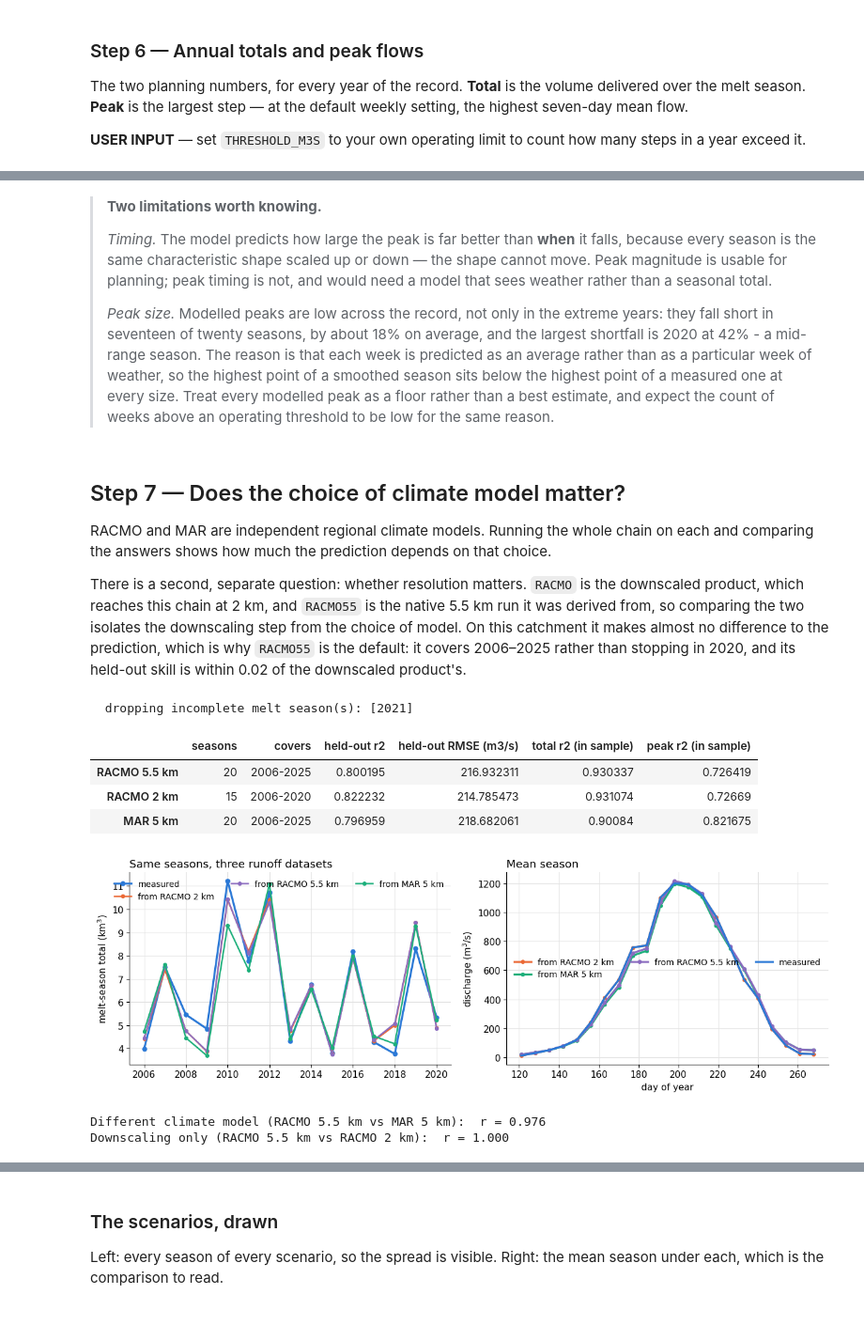
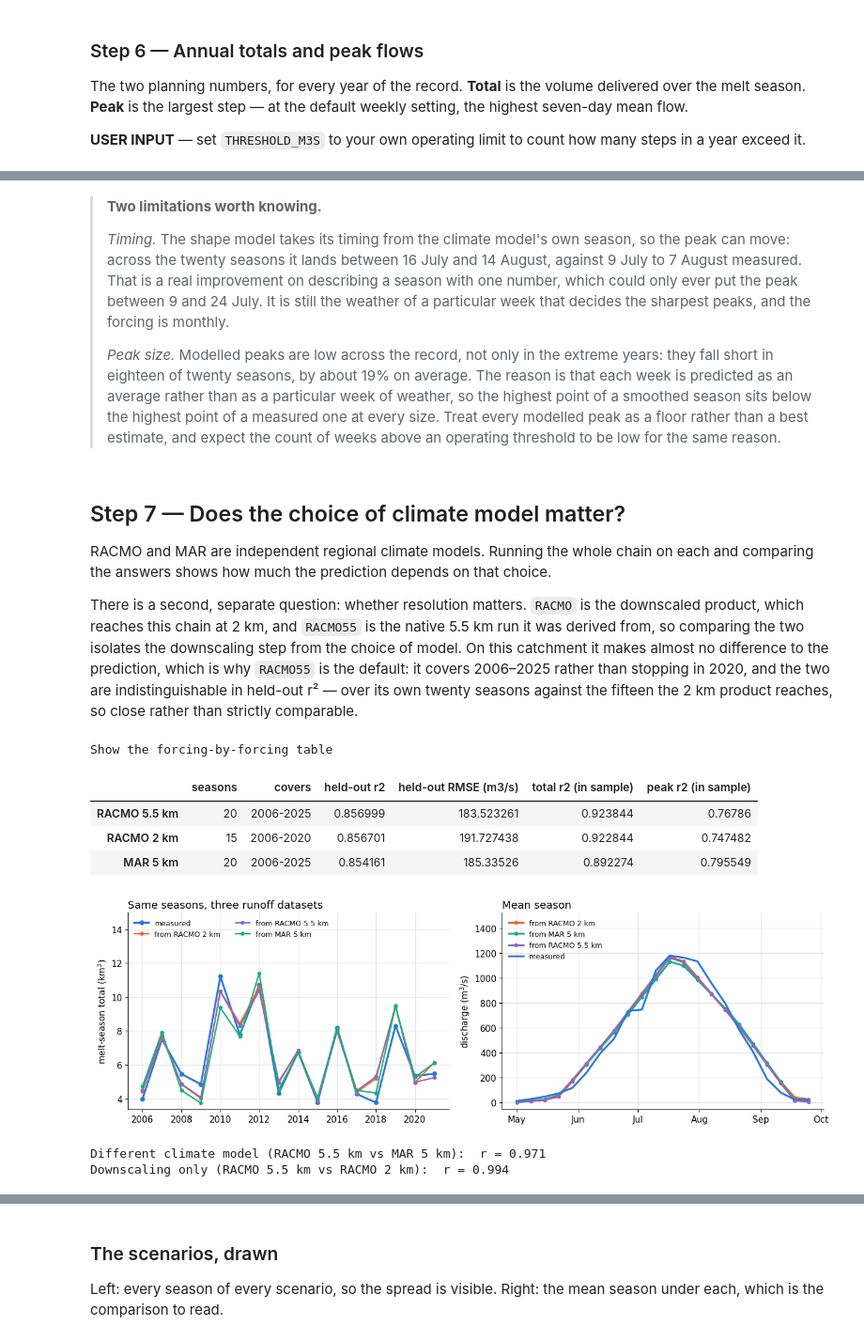
Before and after one commit to DTC-Ice-Sheets/dtc_is_notebooks, a Jupyter notebook: DTC-IS-Hydropower.ipynb, the cells around one changed output, grey strips where cells are left out. Shown at 94% size. Drawn from its saved outputs; the diff is of its cells as text; code cells hidden in the pictures.

Commit message:
Predict from the season's shape rather than its size

```diff
--- a/DTC-IS-Hydropower.ipynb
+++ b/DTC-IS-Hydropower.ipynb
@@ -445,22 +448,23 @@ if lake_fields is not None:
     # The biggest and smallest lake seasons, named at their peak rather than at
     # the end, where every year converges on the floor and the labels collide.
     peaks = {year: season.max() for year, season in seasons.items()}
-    for year in (max(peaks, key=peaks.get), min(peaks, key=peaks.get)):
+    extremes = (max(peaks, key=peaks.get), min(peaks, key=peaks.get))
+    for n, year in enumerate(extremes):
         season = seasons[year]
         right.plot(season.index.month, season.to_numpy(), lw=1.8,
-                   color="#5b6b7f", zorder=4)
+                   color="#5b6b7f", zorder=4,
+                   label="biggest and smallest season" if n == 0 else None)
         top = season.idxmax()
         right.annotate(str(year), (top.month, season.loc[top]),
                        xytext=(0, 8), textcoords="offset points", fontsize=9,
                        color="#5b6b7f", ha="center")
 
-    # Most Septembers sit on the detection floor: the lakes have drained and
-    # the record is clipped at a cover of 0.01%. Marking the floor says why so
-    # many seasons end on the same value.
-    right.axhline(FLOOR, color="#9aa3ad", lw=1, ls=(0, (4, 3)), zorder=1)
-    right.annotate("detection floor", (min(fitted_months) + 0.05, FLOOR),
-                   xytext=(0, 5), textcoords="offset points", fontsize=9,
-                   color="#6b7280")
+    # Most Septembers sit on the floor of the record, where the lakes have
+    # drained and the mapping is clipped at a cover of 0.01%. Marking it says
+    # why so many seasons end on the same value. The label goes in the key
+    # rather than on the line, which is where the season curves are.
+    right.axhline(FLOOR, color="#9aa3ad", lw=1, ls=(0, (4, 3)), zorder=1,
+                  label="floor of the lake record")
 
     right.set_yscale("log")
     right.set_ylim(6e-5, 0.25)
@@ -559,9 +565,7 @@ for ax, (name, series) in zip(axes[0], candidates.items(), strict=False):
     r2 = np.corrcoef(x, y)[0, 1] ** 2
     slope, intercept = np.polyfit(x, y, 1)
     ax.scatter(x, y, s=52, color=OBS, edgecolor="white", linewidth=1.2, zorder=3)
-    for year in shared:
-        ax.annotate(str(year), (x[year], y[year]), fontsize=8, color="#666666",
-                    xytext=(4, 3), textcoords="offset points")
+    uc1.label_points(ax, x, y, shared)
     grid = np.linspace(x.min(), x.max(), 50)
     ax.plot(grid, intercept + slope * grid, color=MODEL, lw=2)
     ax.set_xlabel(f"{name} (from the fitted GRF fields)")
@@ -805,15 +894,16 @@ peak   r2 = 0.726
 # %% [markdown]
 > **Two limitations worth knowing.**
 >
-> *Timing.* The model predicts how large the peak is far better than **when** it
-> falls, because every season is the same characteristic shape scaled up or
-> down — the shape cannot move. Peak magnitude is usable for planning; peak
-> timing is not, and would need a model that sees weather rather than a
-> seasonal total.
+> *Timing.* The shape model takes its timing from the climate model's own
+> season, so the peak can move: across the twenty seasons it lands between 16
+> July and 14 August, against 9 July to 7 August measured. That is a real
+> improvement on describing a season with one number, which could only ever put
+> the peak between 9 and 24 July. It is still the weather of a particular week
+> that decides the sharpest peaks, and the forcing is monthly.
 >
 > *Peak size.* Modelled peaks are low across the record, not only in the
-> extreme years: they fall short in seventeen of twenty seasons, by about 18%
-> on average, and the largest shortfall is 2020 at 42% - a mid-range season.
+> extreme years: they fall short in eighteen of twenty seasons, by about 19%
+> on average.
 > The reason is that each week is predicted as an average rather than as a
 > particular week of weather, so the highest point of a smoothed season sits
 > below the highest point of a measured one at every size. Treat every
@@ -831,8 +921,9 @@ downscaled product, which reaches this chain at 2 km, and `RACMO55` is the
 native 5.5 km run it was derived from, so comparing the two isolates the
 downscaling step from the choice of model. On this catchment it makes almost no
 difference to the prediction, which is why `RACMO55` is the default: it covers
-2006–2025 rather than stopping in 2020, and its held-out skill is within 0.02
-of the downscaled product's.
+2006–2025 rather than stopping in 2020, and the two are indistinguishable in
+held-out r² — over its own twenty seasons against the fifteen the 2 km product
+reaches, so close rather than strictly comparable.
 # %%
 #@title Compare the three runoff datasets
 comparison = {}
@@ -843,13 +934,17 @@ for name in ("RACMO55", "RACMO", "MAR"):
                   else list(pd.read_csv(other_cache, index_col=0).index))
     other_fitted = chain.run_grf(directory, VALUE_SUFFIX[name], cache=other_cache,
                                  tags=other_tags, progress=lambda *a: None)
+    other_monthly = uc1.catchment_mean(chain.matrix_to_frame(other_fitted),
+                                       in_basin)
+    other_monthly = other_monthly[other_monthly.index.month.isin(uc1.MELT_MONTHS)]
+    forcing_model = uc1.ShapeModel.fit(discharge, other_monthly, STEP_DAYS)
     seasonal = uc1.seasonal_predictor(
         uc1.catchment_mean(chain.matrix_to_frame(other_fitted),
                            in_basin)).rename(f"{LABELS[name]} runoff")
-    forcing_model = uc1.ProfileModel.fit(discharge, seasonal, STEP_DAYS)
-    held = uc1.profile_skill(uc1.leave_one_year_out(discharge, seasonal, STEP_DAYS))
-    in_sample = uc1.summarise(forcing_model.profiles(seasonal), STEP_DAYS)
-    truth = uc1.summarise(observed.loc[seasonal.index], STEP_DAYS)
+    held = uc1.profile_skill(uc1.shape_leave_one_year_out(
+        discharge, other_monthly, STEP_DAYS))
+    in_sample = uc1.summarise(forcing_model.profiles(forcing_model.years), STEP_DAYS)
+    truth = uc1.summarise(observed.loc[forcing_model.years], STEP_DAYS)
     comparison[name] = {
         "seasons": len(seasonal),
         "covers": f"{seasonal.index.min()}-{seasonal.index.max()}",
@@ -860,7 +955,7 @@ for name in ("RACMO55", "RACMO", "MAR"):
         "peak r2 (in sample)": np.corrcoef(in_sample["peak_m3s"],
                                           truth["peak_m3s"])[0, 1] ** 2,
     }
-    comparison[name + "_profiles"] = forcing_model.profiles(seasonal)
+    comparison[name + "_profiles"] = forcing_model.profiles(forcing_model.years)
 
 uc1.collapsed(pd.DataFrame({LABELS[k]: v for k, v in comparison.items()
                             if not k.endswith("_profiles")}).T,
@@ -880,41 +975,43 @@ left.plot(shared, racmo_totals, color=MODEL, lw=1.8, marker="o", ms=4,
           label="from RACMO 2 km")
 left.plot(shared, r55_totals, color="#8a6bbf", lw=1.8, marker="o", ms=4,
           label="from RACMO 5.5 km")
 left.plot(shared, mar_totals, color=ALT, lw=1.8, marker="o", ms=4, label=f"from {LABELS['MAR']}")
 left.set_xticks(list(shared)[::2])
 left.set_ylabel("melt-season total (km$^3$)")
 left.set_title("Same seasons, three runoff datasets", loc="left")
-left.legend(frameon=False, ncol=3, fontsize=10)
+uc1.headroom(left, 0.38)
+left.legend(frameon=False, ncol=2, fontsize=9, loc="upper left")
 
 right.plot(comparison["RACMO_profiles"].columns,
            comparison["RACMO_profiles"].loc[shared].mean(axis=0),
            color=MODEL, lw=2.4, marker="o", ms=4, label="from RACMO 2 km")
 right.plot(comparison["MAR_profiles"].columns,
            comparison["MAR_profiles"].loc[shared].mean(axis=0),
            color=ALT, lw=2.4, marker="o", ms=4, label=f"from {LABELS['MAR']}")
 right.plot(comparison["RACMO55_profiles"].columns,
            comparison["RACMO55_profiles"].loc[shared].mean(axis=0),
            color="#8a6bbf", lw=2.4, marker="o", ms=4, label="from RACMO 5.5 km")
 right.plot(observed.columns, observed.loc[shared].mean(axis=0),
            color=OBS, lw=2.4, label="measured")
-right.set_xlabel("day of year")
+uc1.month_axis(right)
 right.set_ylabel("discharge (m$^3$/s)")
 right.set_title("Mean season", loc="left")
-right.legend(frameon=False, ncol=3, fontsize=10)
+uc1.headroom(right)
+right.legend(frameon=False, fontsize=9, loc="upper left")
 plt.tight_layout()
 plt.show()
 
 print(f"Different climate model (RACMO 5.5 km vs MAR 5 km):  r = "
       f"{np.corrcoef(r55_totals, mar_totals)[0, 1]:.3f}")
 print(f"Downscaling only (RACMO 5.5 km vs RACMO 2 km):  r = "
       f"{np.corrcoef(r55_totals, racmo_totals)[0, 1]:.3f}")
 # %% [output]
-  dropping incomplete melt season(s): [2021]
+Show the forcing-by-forcing table
 |  | seasons | covers | held-out r2 | held-out RMSE (m3/s) | total r2 (in sample) | peak r2 (in sample) |
-| RACMO 5.5 km | 20 | 2006-2025 | 0.800195 | 216.932311 | 0.930337 | 0.726419 |
-| RACMO 2 km | 15 | 2006-2020 | 0.822232 | 214.785473 | 0.931074 | 0.72669 |
-| MAR 5 km | 20 | 2006-2025 | 0.796959 | 218.682061 | 0.90084 | 0.821675 |
+| RACMO 5.5 km | 20 | 2006-2025 | 0.856999 | 183.523261 | 0.923844 | 0.76786 |
+| RACMO 2 km | 15 | 2006-2020 | 0.856701 | 191.727438 | 0.922844 | 0.747482 |
+| MAR 5 km | 20 | 2006-2025 | 0.854161 | 185.33526 | 0.892274 | 0.795549 |
-[figure, old version]
+[figure, new version]
-Different climate model (RACMO 5.5 km vs MAR 5 km):  r = 0.976
-Downscaling only (RACMO 5.5 km vs RACMO 2 km):  r = 1.000
+Different climate model (RACMO 5.5 km vs MAR 5 km):  r = 0.971
+Downscaling only (RACMO 5.5 km vs RACMO 2 km):  r = 0.994
 # %% [markdown]
```
Also changed, not shown: parts of 29 cells of this notebook, 2 other files.
